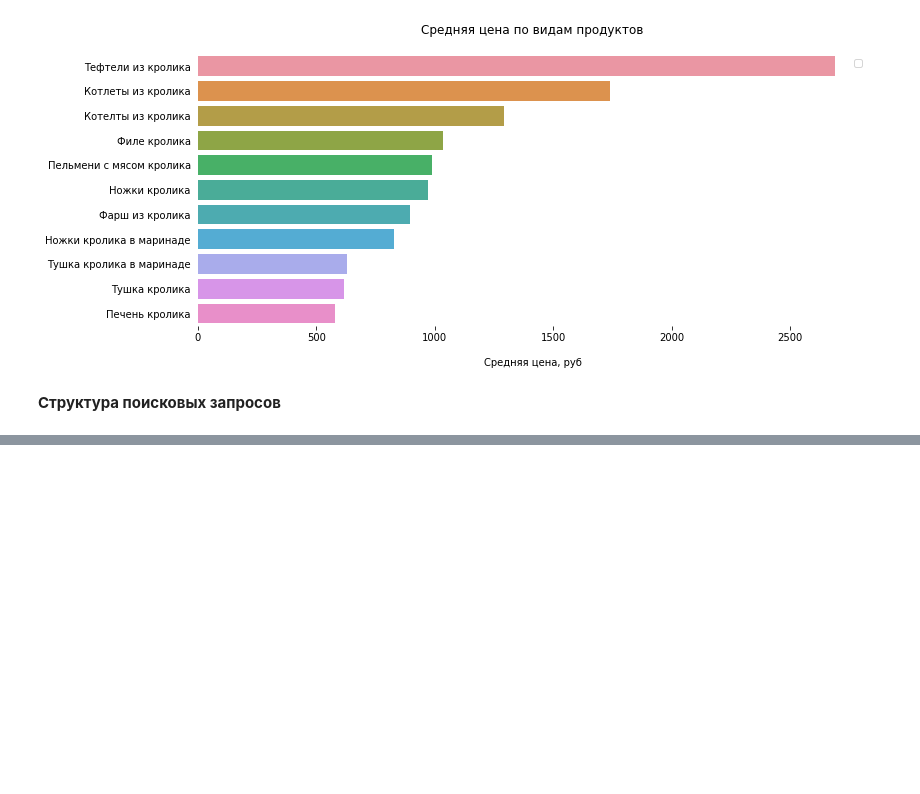
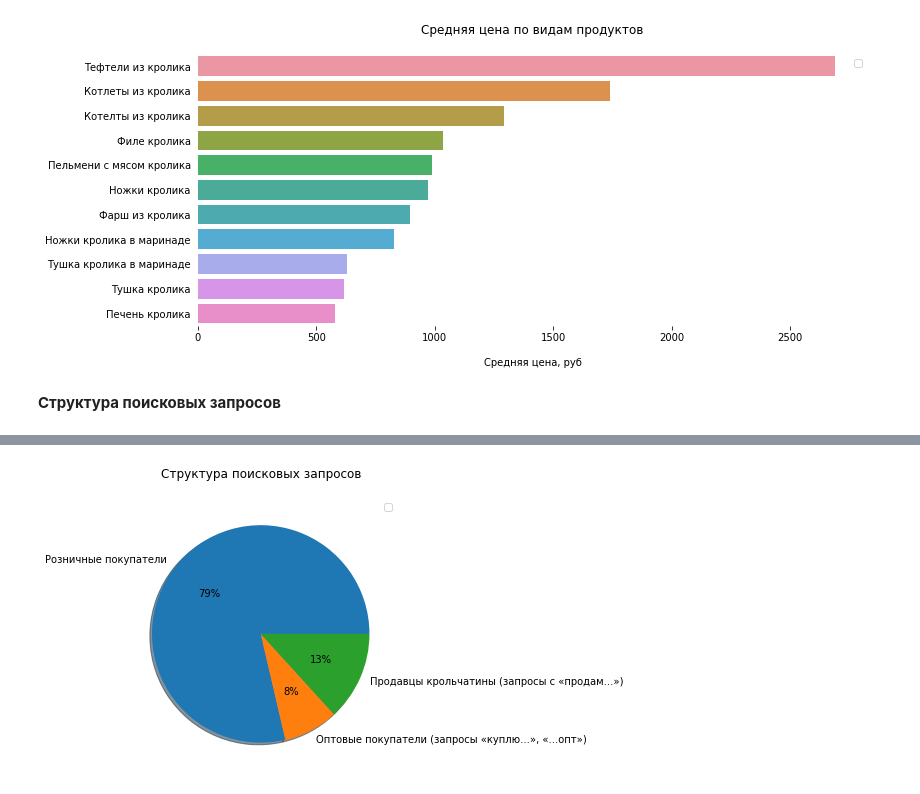
Before and after one commit to MakRock/kroliki, a Jupyter notebook: Рынок крольчатины.ipynb, the cells around one changed output, grey strips where cells are left out. Drawn from its saved outputs; the diff is of its cells as text; code cells hidden in the pictures; blank space fills up the shorter version.

Commit message:
Рынок крольчатины. Версия 3

```diff
--- a/Рынок крольчатины.ipynb
+++ b/Рынок крольчатины.ipynb
@@ -146,3 +146,15 @@ fig = go.Figure(data=[go.Pie(labels=labels, values=values)])
 fig.show()
 # %% [output]
 [interactive output not drawn]
+# %%
+plt.subplots(figsize=(12, 5))
+plt.title('Структура поисковых запросов', pad=20)
+plt.legend('')
+
+labels = ['Розничные покупатели','Оптовые покупатели (запросы «куплю...», «...опт»)','Продавцы крольчатины (запросы с «продам...»)']
+values = [5954, 614, 1003]
+
+plt.pie(values, labels=labels, autopct='%.0f%%', shadow=True)
+print()
+# %% [output]
+[figure, added]
```
